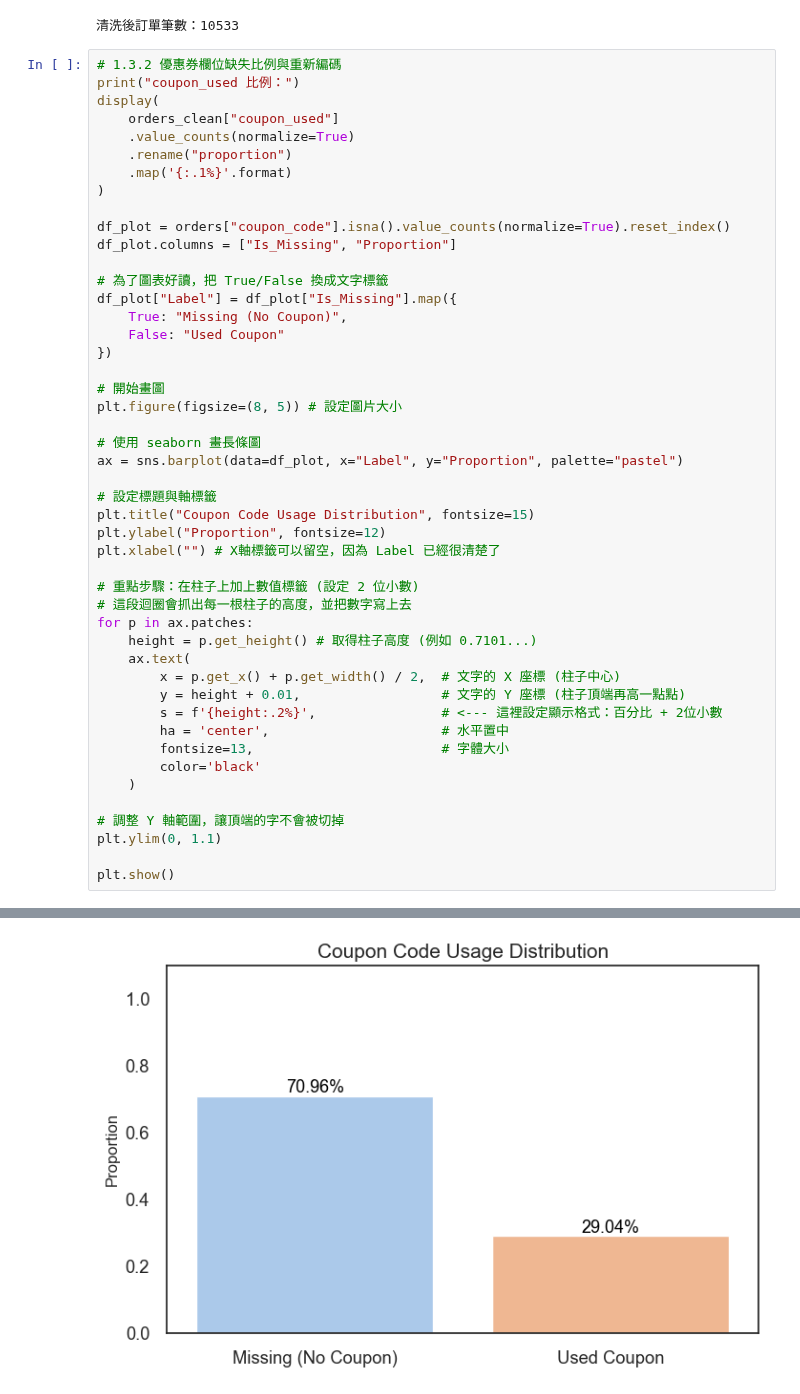
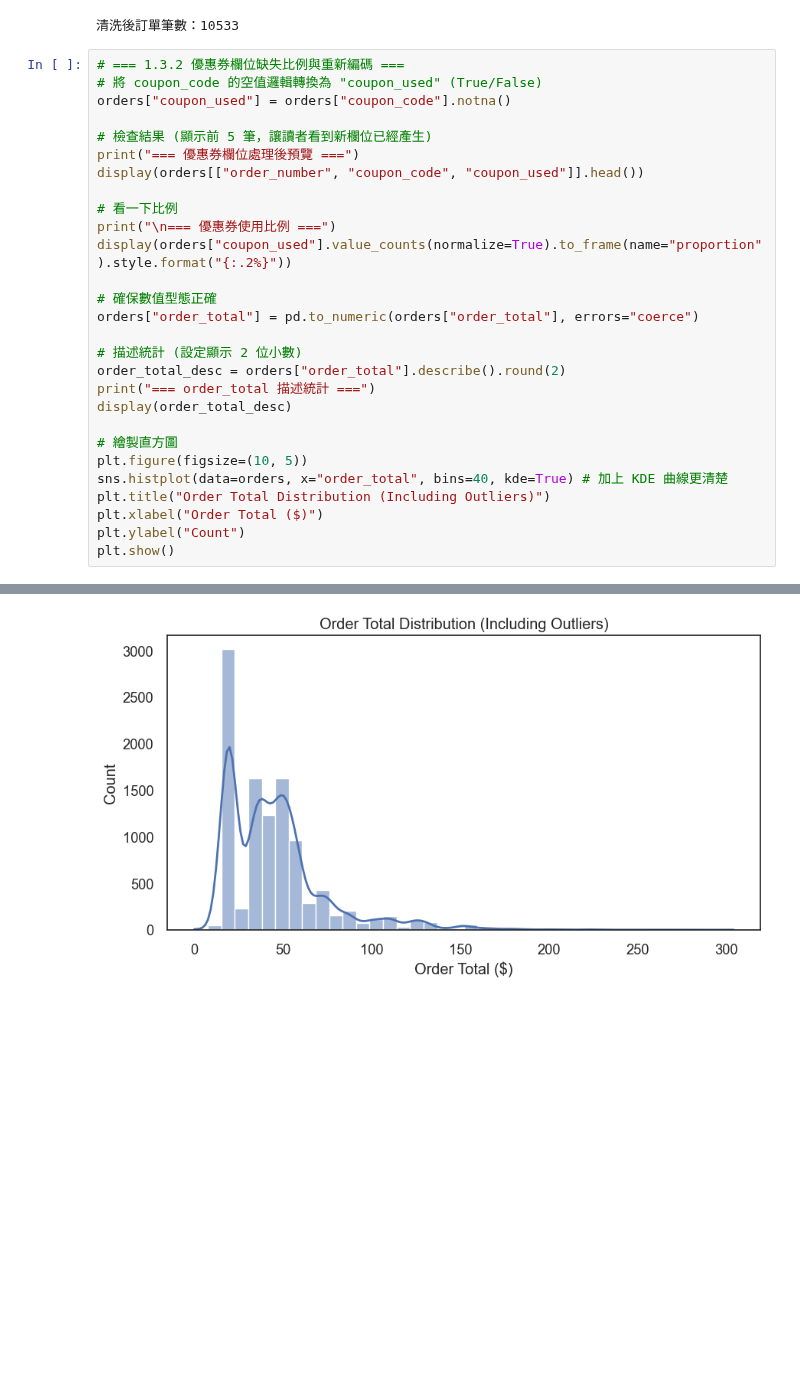
Before and after one commit to pokai-huang0828/UTS_workspace, a Jupyter notebook: BusnessAnalytics/A2/rooster_a2.ipynb, the cells around one changed output, grey strips where cells are left out. Saved outputs shown, nothing was run; the diff lists cells and outputs as text; blank space fills up the shorter version.

```diff
--- a/BusnessAnalytics/A2/rooster_a2.ipynb
+++ b/BusnessAnalytics/A2/rooster_a2.ipynb
@@ -140,50 +148,31 @@ order_total = 0 的訂單筆數：8
 | 7267 | ord_55182f9f | eml_2c768f80@gmail.example.net | 2024-11-11 09:06 | NaN | NaN | VOUCHER10 | ... |
 清洗後訂單筆數：10533
 # %%
-# 1.3.2 優惠券欄位缺失比例與重新編碼
-print("coupon_used 比例：")
-display(
-    orders_clean["coupon_used"]
-    .value_counts(normalize=True)
-    .rename("proportion")
-    .map('{:.1%}'.format)
-)
+# === 1.3.2 優惠券欄位缺失比例與重新編碼 ===
+# 將 coupon_code 的空值邏輯轉換為 "coupon_used" (True/False)
+orders["coupon_used"] = orders["coupon_code"].notna()
 
-df_plot = orders["coupon_code"].isna().value_counts(normalize=True).reset_index()
-df_plot.columns = ["Is_Missing", "Proportion"]
+# 檢查結果 (顯示前 5 筆，讓讀者看到新欄位已經產生)
+print("=== 優惠券欄位處理後預覽 ===")
+display(orders[["order_number", "coupon_code", "coupon_used"]].head())
 
-# 為了圖表好讀，把 True/False 換成文字標籤
-df_plot["Label"] = df_plot["Is_Missing"].map({
-    True: "Missing (No Coupon)",
-    False: "Used Coupon"
-})
+# 看一下比例
+print("\n=== 優惠券使用比例 ===")
+display(orders["coupon_used"].value_counts(normalize=True).to_frame(name="proportion").style.format("{:.2%}"))
 
-# 開始畫圖
-plt.figure(figsize=(8, 5)) # 設定圖片大小
+# 確保數值型態正確
+orders["order_total"] = pd.to_numeric(orders["order_total"], errors="coerce")
 
-# 使用 seaborn 畫長條圖
-ax = sns.barplot(data=df_plot, x="Label", y="Proportion", palette="pastel")
+# 描述統計 (設定顯示 2 位小數)
+order_total_desc = orders["order_total"].describe().round(2)
+print("=== order_total 描述統計 ===")
+display(order_total_desc)
 
-# 設定標題與軸標籤
-plt.title("Coupon Code Usage Distribution", fontsize=15)
-plt.ylabel("Proportion", fontsize=12)
-plt.xlabel("") # X軸標籤可以留空，因為 Label 已經很清楚了
-
-# 重點步驟：在柱子上加上數值標籤 (設定 2 位小數)
-# 這段迴圈會抓出每一根柱子的高度，並把數字寫上去
-for p in ax.patches:
-    height = p.get_height() # 取得柱子高度 (例如 0.7101...)
-    ax.text(
-        x = p.get_x() + p.get_width() / 2,  # 文字的 X 座標 (柱子中心)
-        y = height + 0.01,                  # 文字的 Y 座標 (柱子頂端再高一點點)
-        s = f'{height:.2%}',                # <--- 這裡設定顯示格式：百分比 + 2位小數
-        ha = 'center',                      # 水平置中
-        fontsize=13,                        # 字體大小
-        color='black'
-    )
-
-# 調整 Y 軸範圍，讓頂端的字不會被切掉
-plt.ylim(0, 1.1)
-
+# 繪製直方圖
+plt.figure(figsize=(10, 5))
+sns.histplot(data=orders, x="order_total", bins=40, kde=True) # 加上 KDE 曲線更清楚
+plt.title("Order Total Distribution (Including Outliers)")
+plt.xlabel("Order Total ($)")
+plt.ylabel("Count")
 plt.show()
 # %% [output]
@@ -195,2 +201,2 @@ Name: proportion, dtype: object
-[figure, old version]
+[figure, new version]
 # %% [markdown]
```
Also changed, not shown: parts of 21 cells of this notebook.
